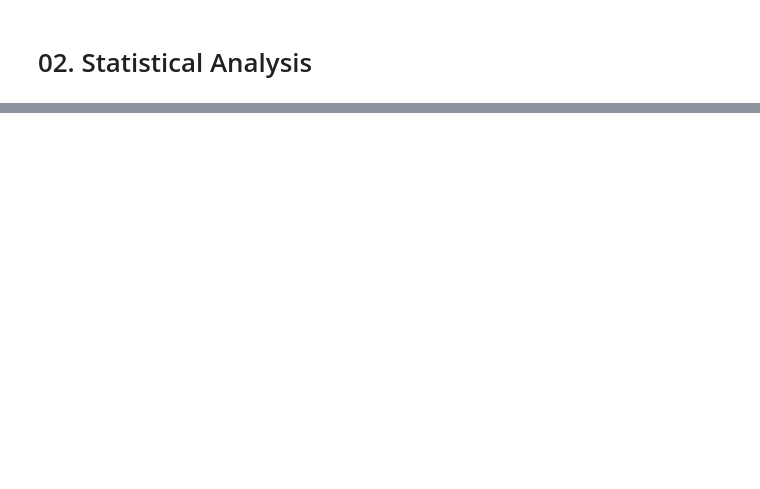
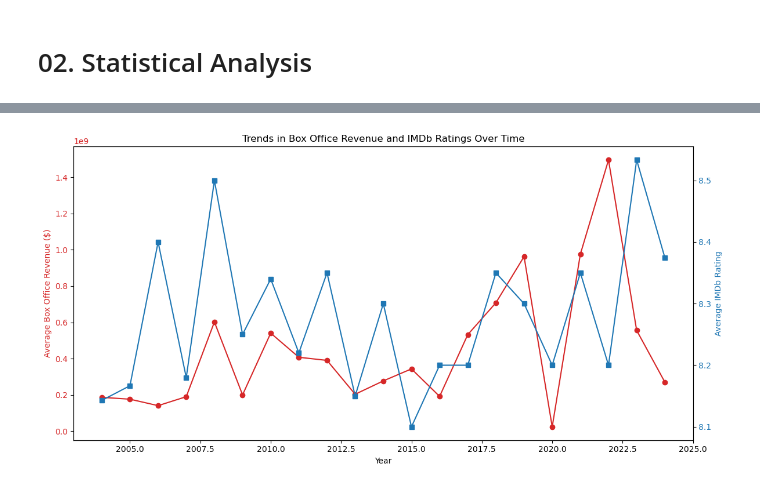
Before and after one commit to Aarabishan/Programming_DS_CW, a Jupyter notebook: Question_2/IMDb_Top10_Movie_Analysis.ipynb, the cells around one changed output, grey strips where cells are left out. Drawn from its saved outputs; the diff is of its cells as text; code cells hidden in the pictures; blank space fills up the shorter version.

```diff
--- a/Question_2/IMDb_Top10_Movie_Analysis.ipynb
+++ b/Question_2/IMDb_Top10_Movie_Analysis.ipynb
@@ -261,0 +229,12 @@ Name: count, dtype: int64
+# %%
+from scipy.stats import zscore
+
+# Compute Z-scores for revenue and rating
+df_IMDb["Revenue_Z"] = zscore(df_IMDb["Box Office Revenue"])
+df_IMDb["Rating_Z"] = zscore(df_IMDb["Rating"])
+
+# Identify outliers (Z-score > 3 or < -3)
+outliers = df_IMDb[(df_IMDb["Revenue_Z"].abs() > 3) | (df_IMDb["Rating_Z"].abs() > 3)]
+
+# Display outliers
+print(outliers[["Title", "Year", "Box Office Revenue", "Rating", "Revenue_Z", "Rating_Z"]])
@@ -261,0 +253,33 @@ Name: count, dtype: int64
+# %%
+import matplotlib.pyplot as plt
+import seaborn as sns
+
+# Convert 'Year' column to numeric
+df_IMDb["Year"] = pd.to_numeric(df_IMDb["Year"], errors="coerce")
+
+# Sort dataset by Year
+df_IMDb = df_IMDb.sort_values("Year")
+
+# Plot Revenue and Rating Trends
+fig, ax1 = plt.subplots(figsize=(12, 6))
+
+# Revenue trend (Left Y-axis)
+color = "tab:red"
+ax1.set_xlabel("Year")
+ax1.set_ylabel("Average Box Office Revenue ($)", color=color)
+df_IMDb.groupby("Year")["Box Office Revenue"].mean().plot(ax=ax1, color=color, marker="o")
+ax1.tick_params(axis="y", labelcolor=color)
+
+# Create second Y-axis for Ratings
+ax2 = ax1.twinx()
+color = "tab:blue"
+ax2.set_ylabel("Average IMDb Rating", color=color)
+df_IMDb.groupby("Year")["Rating"].mean().plot(ax=ax2, color=color, marker="s")
+ax2.tick_params(axis="y", labelcolor=color)
+
+# Title and Show Plot
+plt.title("Trends in Box Office Revenue and IMDb Ratings Over Time")
+fig.tight_layout()
+plt.show()
+# %% [output]
+[figure, added]
```
Also changed, not shown: parts of 16 cells of this notebook.
